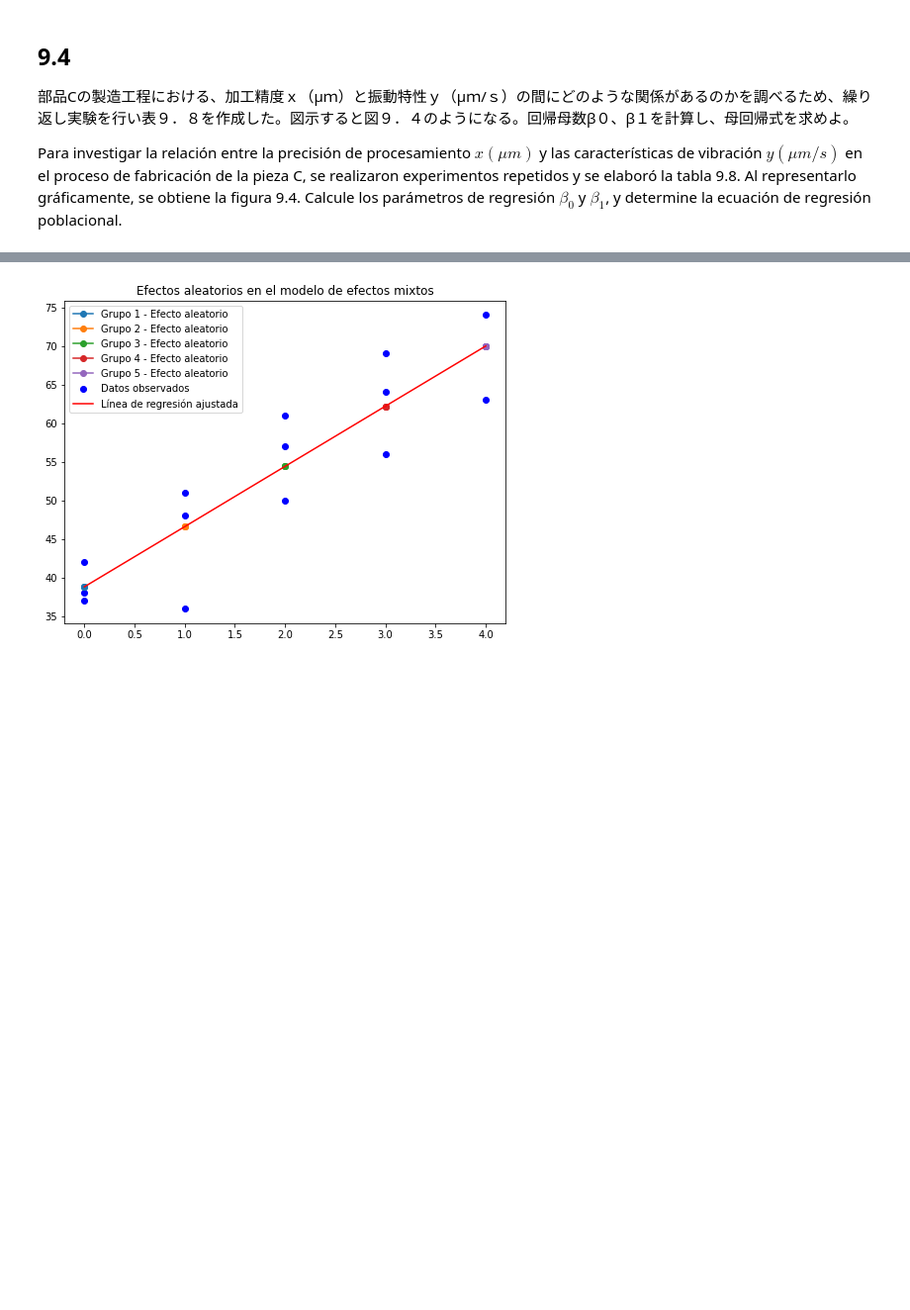
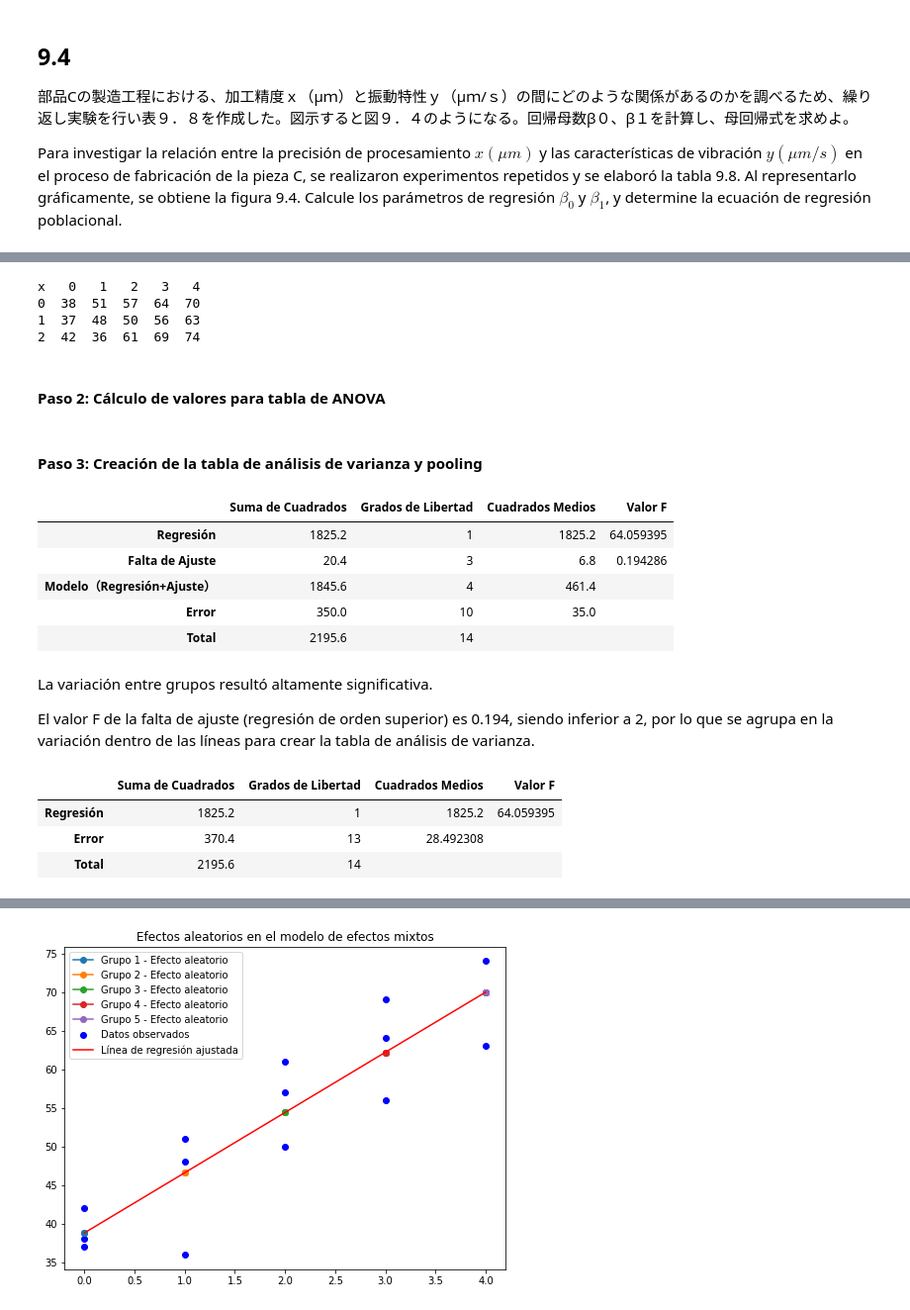
Before and after one commit to HiroshiATakano/QCKentei1, a Jupyter notebook: QCKentei1-9.ipynb, the cells around one changed output, grey strips where cells are left out. Shown at 99% size. Cells and saved outputs as stored; diff of their text form; code cells hidden in the pictures; blank space fills up the shorter version.

```diff
--- a/QCKentei1-9.ipynb
+++ b/QCKentei1-9.ipynb
@@ -840,0 +1012,16 @@ Tabla de análisis de varianza (ANOVA):
+# %%
+# xでグループ化し、各グループをリストにして列にする
+table = df.groupby('x')['y'].apply(list).apply(pd.Series).T
+
+# 列順をxの昇順に明示的に整える
+table = table[[0, 1, 2, 3, 4]]
+
+# 結果表示
+print(table)
+# %% [output]
+x   0   1   2   3   4
+0  38  51  57  64  70
+1  37  48  50  56  63
+2  42  36  61  69  74
+# %% [markdown]
+#### Paso 2: Cálculo de valores para tabla de ANOVA
@@ -840,0 +1081,30 @@ Tabla de análisis de varianza (ANOVA):
+# %% [markdown]
+#### Paso 3: Creación de la tabla de análisis de varianza y pooling
+# %%
+anova = Anova66(df, a=0, p=0)
+anova_table, message = anova.creacion_ANOVA66()
+
+print(message)
+display(anova_table)
+# %% [output]
+|  | Suma de Cuadrados | Grados de Libertad | Cuadrados Medios | Valor F |
+| Regresión | 1825.2 | 1 | 1825.2 | 64.059395 |
+| Falta de Ajuste | 20.4 | 3 | 6.8 | 0.194286 |
+| Modelo（Regresión+Ajuste） | 1845.6 | 4 | 461.4 |  |
+| Error | 350.0 | 10 | 35.0 |  |
+| Total | 2195.6 | 14 |  |  |
+# %% [markdown]
+La variación entre grupos resultó altamente significativa.
+
+El valor F de la falta de ajuste (regresión de orden superior) es 0.194, siendo inferior a 2, por lo que se agrupa en la variación dentro de las líneas para crear la tabla de análisis de varianza.
+# %%
+anova = Anova66(df, a=0, p=1)
+anova_table, message = anova.creacion_ANOVA66()
+
+print(message)
+display(anova_table)
+# %% [output]
+|  | Suma de Cuadrados | Grados de Libertad | Cuadrados Medios | Valor F |
+| Regresión | 1825.2 | 1 | 1825.2 | 64.059395 |
+| Error | 370.4 | 13 | 28.492308 |  |
+| Total | 2195.6 | 14 |  |  |
```
Also changed, not shown: parts of 79 cells of this notebook, 13 other files.
